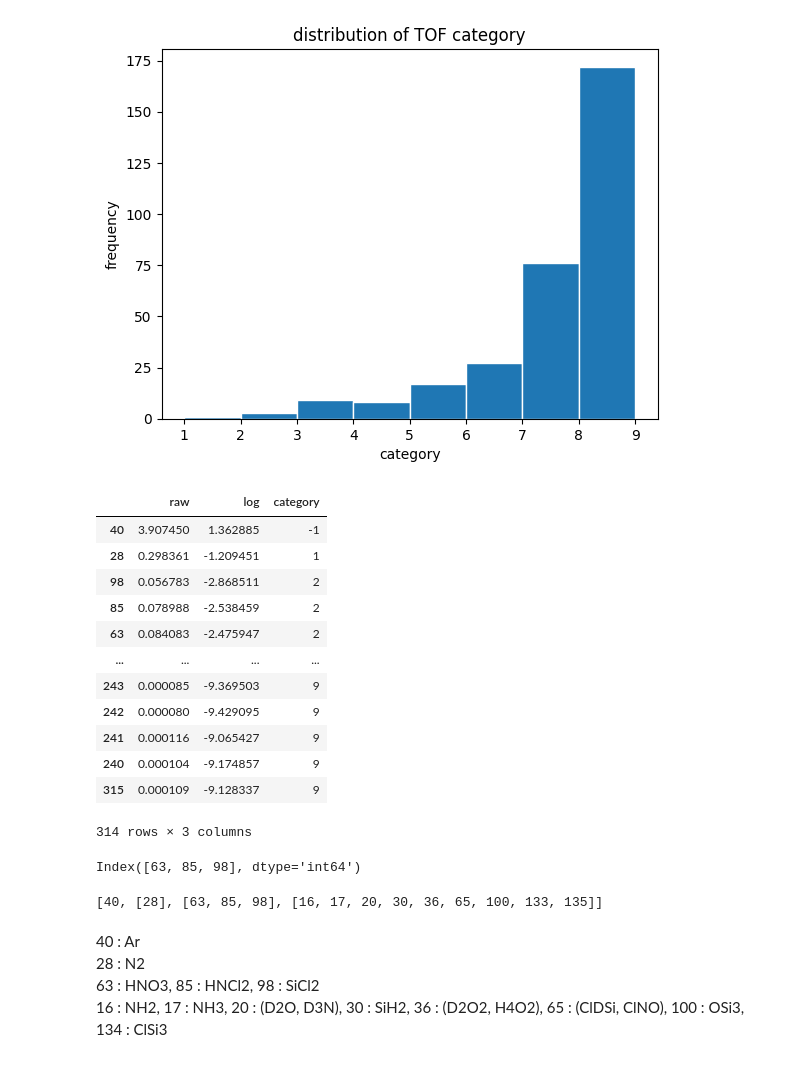
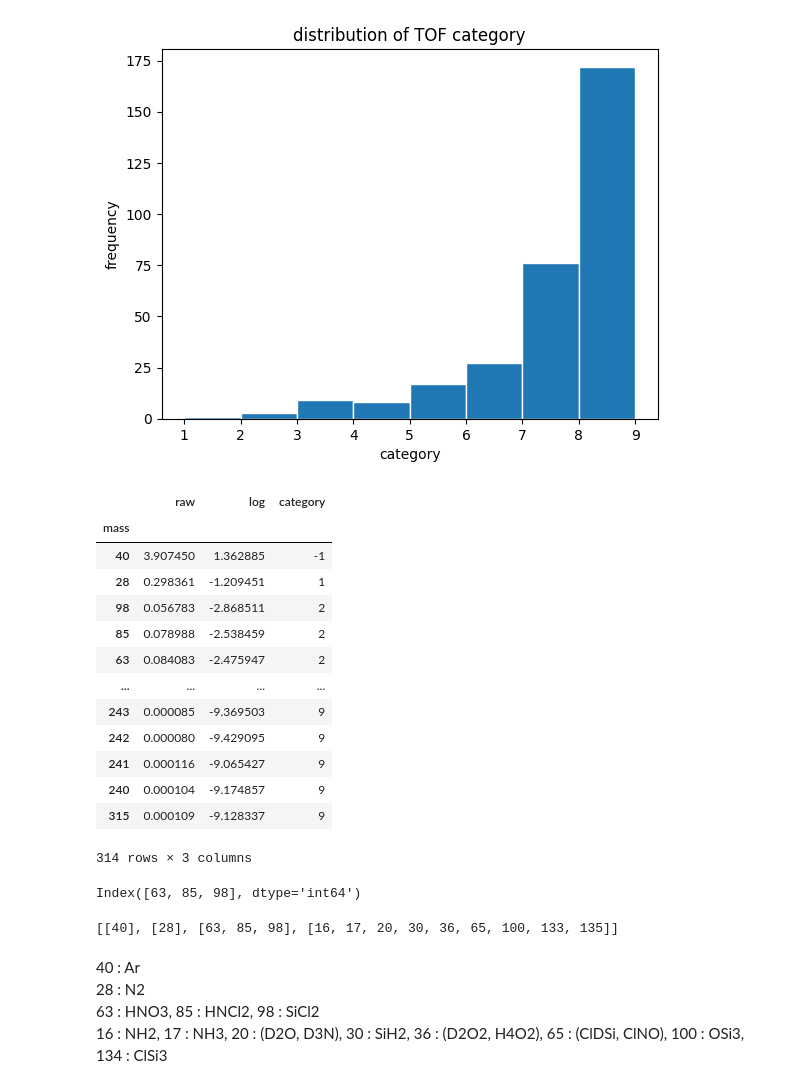
Before and after one commit to 24shiny/TOF_data, a Jupyter notebook: p1_first_look.ipynb, the cells around one changed output. Drawn from its saved outputs; the diff is of its cells as text; code cells hidden in the pictures.

```diff
--- a/p1_first_look.ipynb
+++ b/p1_first_look.ipynb
@@ -253,9 +253,11 @@ plt.show()
 [figure]
 # %%
 # sort mol mass by category
+df_max.index.name = 'mass'
 df_max.sort_values(by='category', ascending=False)
 # %% [output]
 |  | raw | log | category |
+| mass |  |  |  |
 | 40 | 3.907450 | 1.362885 | -1 |
 | 28 | 0.298361 | -1.209451 | 1 |
 | 98 | 0.056783 | -2.868511 | 2 |
@@ -273,12 +275,12 @@ df_max[df_max['category']==2].index
 # %% [output]
 Index([63, 85, 98], dtype='int64')
 # %%
-category_mass = [40] # Ar shows the highest value
+category_mass = [[40]] # Ar shows the highest value
 for i in range(1,10):
     category_mass.append(list(df_max[df_max['category']==i].index))
 category_mass[:4]
 # %% [output]
-[40, [28], [63, 85, 98], [16, 17, 20, 30, 36, 65, 100, 133, 135]]
+[[40], [28], [63, 85, 98], [16, 17, 20, 30, 36, 65, 100, 133, 135]]
 # %% [markdown]
 40 : Ar
 <br>28 : N2
```
Also changed, not shown: parts of 28 cells of this notebook.
